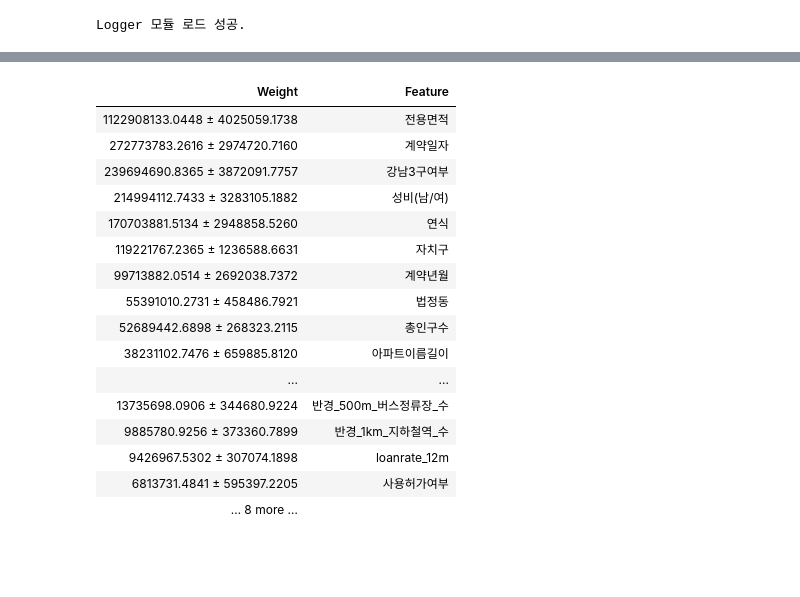
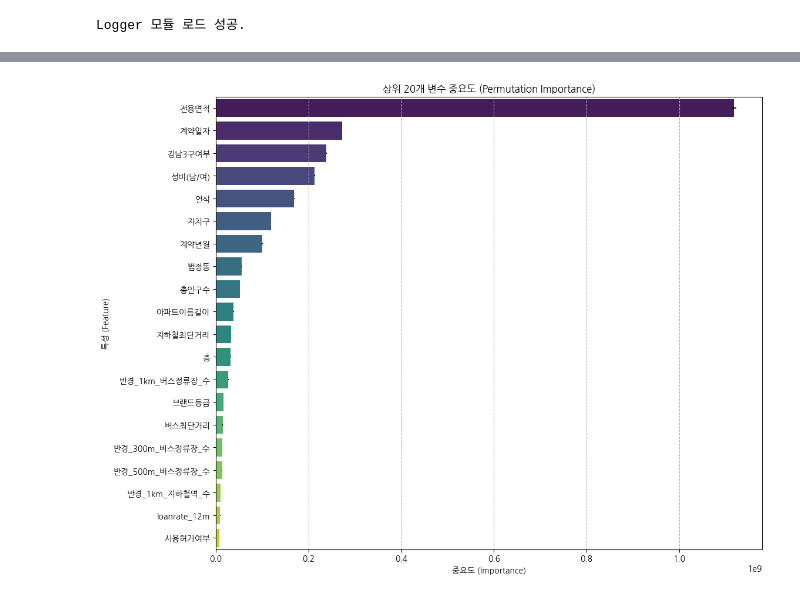
Before and after one commit to nimnusmik/upstageailab-ml-competition-ml-5, a Jupyter notebook: notebooks/price-prediction/price_prediction.ipynb, the cells around one changed output, grey strips where cells are left out. Cells and saved outputs as stored; diff of their text form; code cells hidden in the pictures; blank space fills up the shorter version.

```diff
--- a/notebooks/price-prediction/price_prediction.ipynb
+++ b/notebooks/price-prediction/price_prediction.ipynb
@@ -218,27 +217,43 @@ if 'X_train_raw' in locals():
 
 if 'X_train_raw' in locals():
     try:
-        # 학습 데이터를 다시 train/validation 세트로 분리
         X_train, X_val, y_train_split, y_val_split = train_test_split(
             X_train_raw, y_train, test_size=0.2, random_state=42
         )
 
-        # LightGBM 모델 학습
         logger.write(">> LightGBM 모델 학습을 시작합니다...")
         lgbm = lgb.LGBMRegressor(random_state=42)
         lgbm.fit(X_train, y_train_split)
-
-        # 검증 데이터셋에 대한 예측 및 성능 평가
         y_pred = lgbm.predict(X_val)
         rmse = np.sqrt(mean_squared_error(y_val_split, y_pred))
         logger.write(f">> 모델 학습 완료. Validation RMSE: {rmse:.4f}")
 
-        # Permutation Importance를 사용한 변수 중요도 확인 (추가)
         logger.write(">> Permutation Importance를 계산합니다...")
         perm = PermutationImportance(lgbm, scoring='neg_mean_squared_error', random_state=42, n_iter=3).fit(X_val, y_val_split)
+        logger.write(">> Permutation Importance 계산 완료.")
 
-        # eli5를 사용하여 변수 중요도를 시각적으로 표시
-        display(eli5.show_weights(perm, feature_names=X_val.columns.tolist()))
+        # 결과를 DataFrame으로 변환
+        importance_df = pd.DataFrame({
+            'feature': X_val.columns,
+            'importance': perm.feature_importances_,
+            'std': perm.feature_importances_std_
+        }).sort_values(by='importance', ascending=False)
+
+        # 상위 20개 변수만 시각화 (너무 많으면 보기 어려우므로)
+        top_n = 20
+        plt.figure(figsize=(12, 10))
+        sns.barplot(
+            x='importance',
+            y='feature',
+            data=importance_df.head(top_n),
+            xerr=importance_df.head(top_n)['std'],
+            palette='viridis'
+        )
+        plt.title(f'상위 {top_n}개 변수 중요도 (Permutation Importance)')
+        plt.xlabel('중요도 (Importance)')
+        plt.ylabel('특성 (Feature)')
+        plt.grid(True, axis='x', linestyle='--')
+        plt.show()
 
     except Exception as e:
         logger.write(f">> [오류] 모델 학습 및 평가 중 문제 발생: {e}", print_error=True)
@@ -255,20 +270,4 @@ And if memory is not enough, you can set `force_col_wise=true`.
-| Weight | Feature |
-| 1122908133.0448 ± 4025059.1738 | 전용면적 |
-| 272773783.2616 ± 2974720.7160 | 계약일자 |
-| 239694690.8365 ± 3872091.7757 | 강남3구여부 |
-| 214994112.7433 ± 3283105.1882 | 성비(남/여) |
-| 170703881.5134 ± 2948858.5260 | 연식 |
-| 119221767.2365 ± 1236588.6631 | 자치구 |
-| 99713882.0514 ± 2692038.7372 | 계약년월 |
-| 55391010.2731 ± 458486.7921 | 법정동 |
-| 52689442.6898 ± 268323.2115 | 총인구수 |
-| 38231102.7476 ± 659885.8120 | 아파트이름길이 |
-| ... | ... |
-| 13735698.0906 ± 344680.9224 | 반경_500m_버스정류장_수 |
-| 9885780.9256 ± 373360.7899 | 반경_1km_지하철역_수 |
-| 9426967.5302 ± 307074.1898 | loanrate_12m |
-| 6813731.4841 ± 595397.2205 | 사용허가여부 |
-| … 8 more … |  |
+[figure, added]
 # %%
 # --- 10. 예측 오차 분석 (Error Analysis) (추가된 부분) ---
 
```
Also changed, not shown: parts of 10 cells of this notebook, 4 other files.
